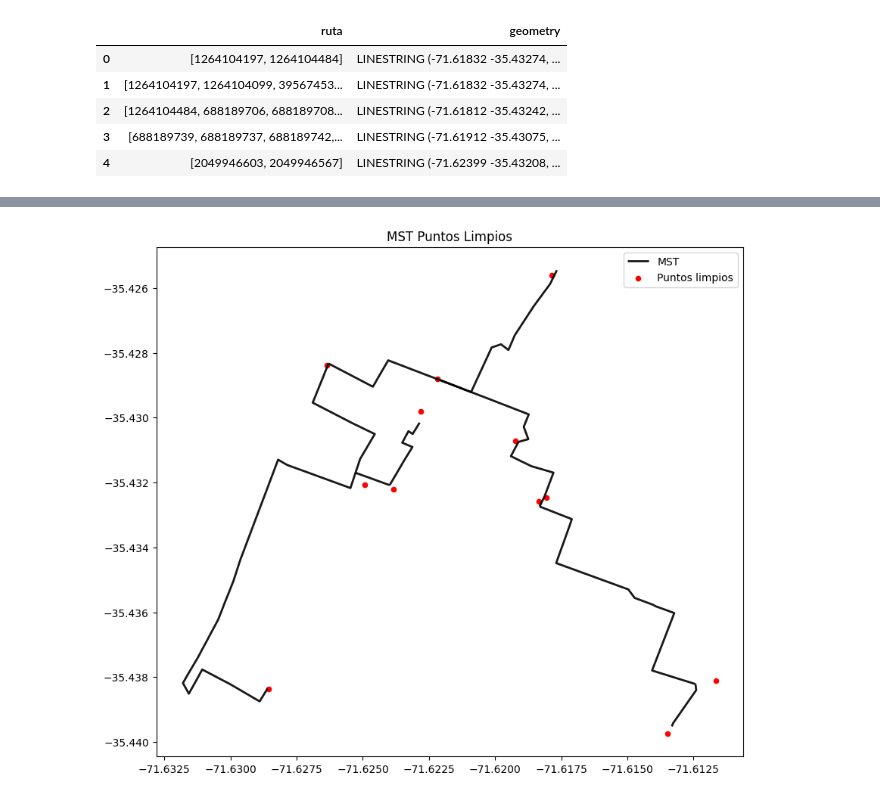
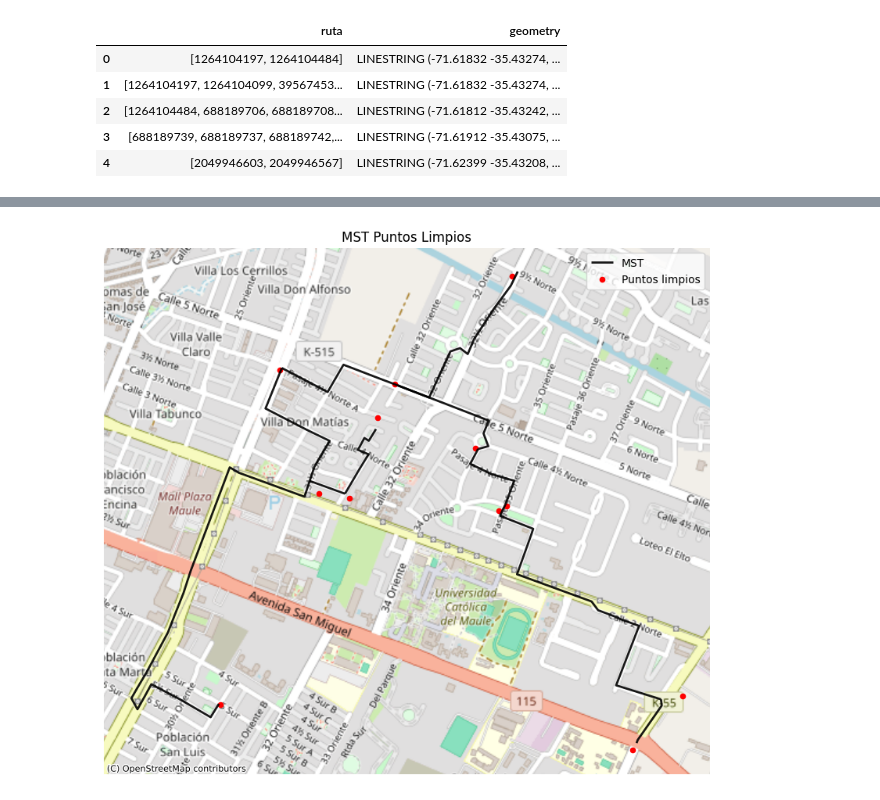
Before and after one commit to shernandez-ucm/estructuras_discretas, a Jupyter notebook: 4.-recorrido_grafos.ipynb, the cells around one changed output, grey strips where cells are left out. Cells and saved outputs as stored; diff of their text form; code cells hidden in the pictures.

```diff
--- a/4.-recorrido_grafos.ipynb
+++ b/4.-recorrido_grafos.ipynb
@@ -391,16 +402,20 @@ gdf_rutas.head()
 # %%
+import contextily as ctx
+
 fig, ax = plt.subplots(figsize=(10, 10))
 
-# Dibuja las aristas del grafo (gdf_edges)
-gdf_rutas.plot(ax=ax, color='black', linewidth=2, alpha=0.9, label='MST')
+# Dibuja las rutas del MST
+gdf_rutas.to_crs(epsg=3857).plot(ax=ax, color='black', linewidth=2, alpha=0.9, label='MST')
 
-# Dibuja los puntos limpios sobre el mismo eje
-gdf_puntoslimpios.plot(ax=ax, color='red', markersize=20, label='Puntos limpios')
+# Dibuja los puntos limpios
+gdf_puntoslimpios.to_crs(epsg=3857).plot(ax=ax, color='red', markersize=20, label='Puntos limpios')
 
-# Opcional: dibuja también los nodos si quieres
+# Agrega el fondo de OpenStreetMap
+ctx.add_basemap(ax, source=ctx.providers.OpenStreetMap.Mapnik)
 
+ax.set_axis_off()
 plt.legend()
 plt.title('MST Puntos Limpios')
 plt.show()
 # %% [output]
-[figure, old version]
+[figure, new version]
```
Also changed, not shown: parts of 2 cells of this notebook.
